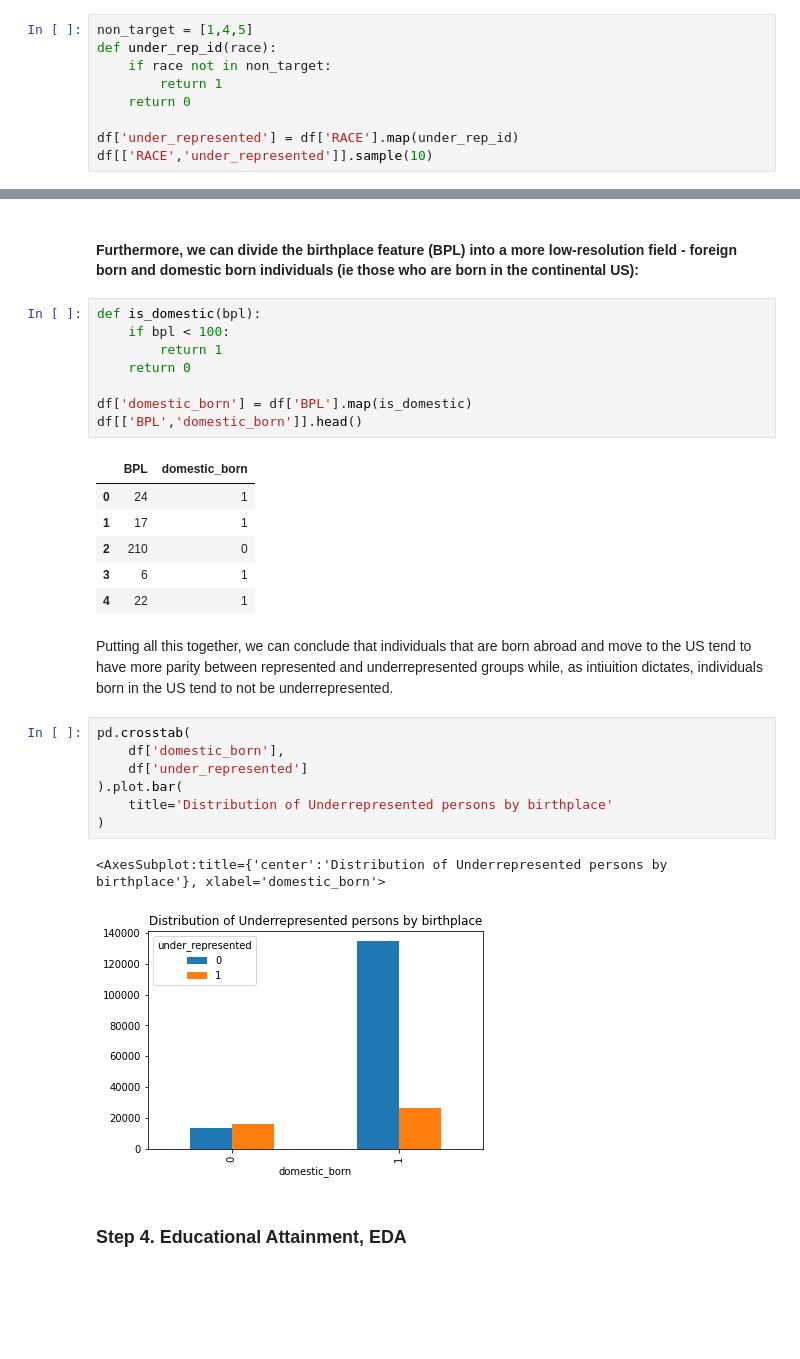
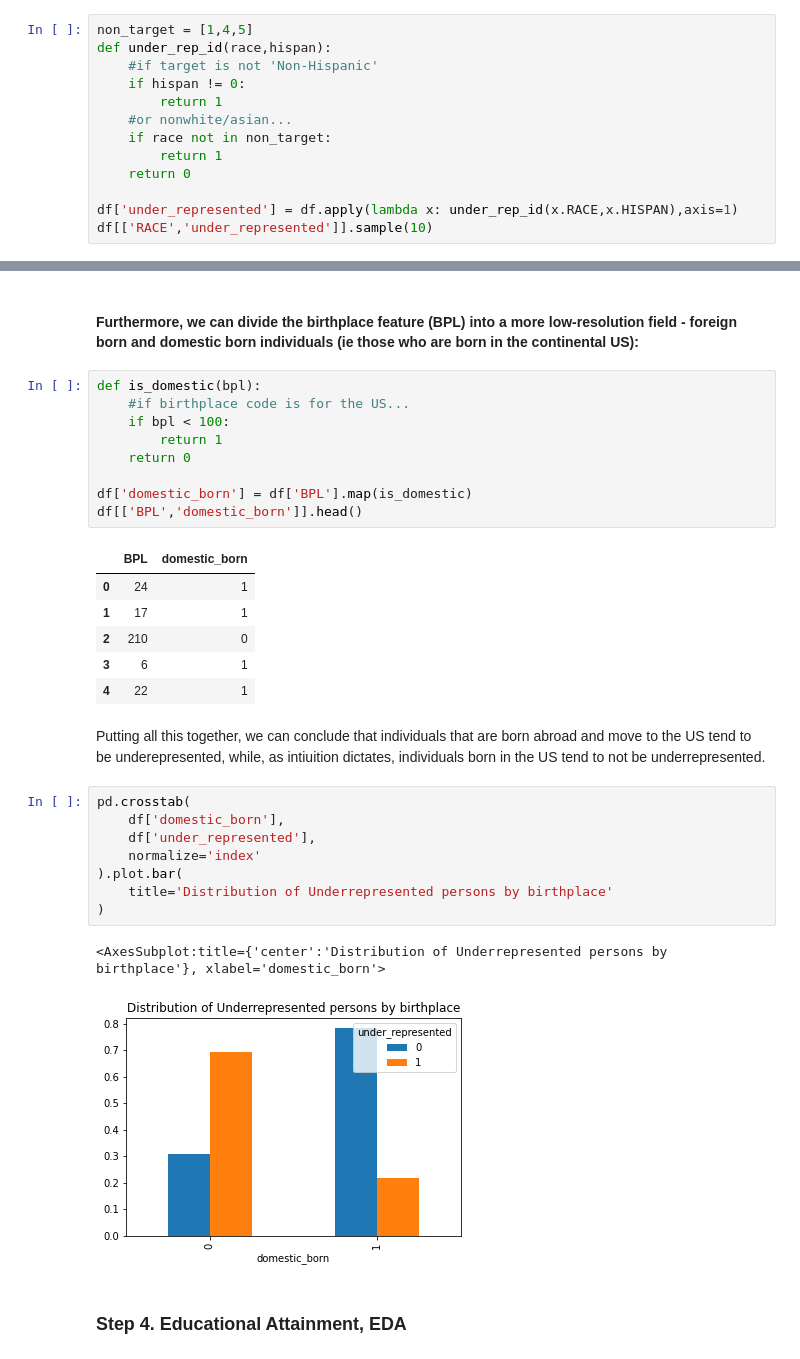
Before and after one commit to kayfilipp/HigherME, a Jupyter notebook: census_data/Untitled.ipynb, the cells around one changed output, grey strips where cells are left out. Saved outputs shown, nothing was run; the diff lists cells and outputs as text; blank space fills up the shorter version.

```diff
--- a/census_data/Untitled.ipynb
+++ b/census_data/Untitled.ipynb
@@ -81,11 +81,15 @@ Based on the definition, however, we are primarily interested in exploring caree
 # %%
 non_target = [1,4,5]
-def under_rep_id(race):
+def under_rep_id(race,hispan):
+    #if target is not 'Non-Hispanic'
+    if hispan != 0:
+        return 1
+    #or nonwhite/asian...
     if race not in non_target:
         return 1
     return 0
 
-df['under_represented'] = df['RACE'].map(under_rep_id)
+df['under_represented'] = df.apply(lambda x: under_rep_id(x.RACE,x.HISPAN),axis=1)
 df[['RACE','under_represented']].sample(10)
 # %% [output]
 |  | RACE | under_represented |
@@ -116,6 +118,7 @@ KeyError: "['HISPAN' 'HISPAND'] not found in axis"
 #### Furthermore, we can divide the birthplace feature (BPL) into a more low-resolution field - foreign born and domestic born individuals (ie those who are born in the continental US):
 # %%
 def is_domestic(bpl):
+    #if birthplace code is for the US...
     if bpl < 100:
         return 1
     return 0
@@ -130,17 +133,18 @@ df[['BPL','domestic_born']].head()
 | 3 | 6 | 1 |
 | 4 | 22 | 1 |
 # %% [markdown]
-Putting all this together, we can conclude that individuals that are born abroad and move to the US tend to have more parity between represented and underrepresented groups while, as intiuition dictates, individuals born in the US tend to not be underrepresented.
+Putting all this together, we can conclude that individuals that are born abroad and move to the US tend to be underepresented, while, as intiuition dictates, individuals born in the US tend to not be underrepresented.
 # %%
 pd.crosstab(
     df['domestic_born'],
-    df['under_represented']
+    df['under_represented'],
+    normalize='index'
 ).plot.bar(
     title='Distribution of Underrepresented persons by birthplace'
 )
 # %% [output]
 <AxesSubplot:title={'center':'Distribution of Underrepresented persons by birthplace'}, xlabel='domestic_born'>
-[figure, old version]
+[figure, new version]
 # %% [markdown]
 ### Step 4. Educational Attainment, EDA
 # %% [markdown]
```
Also changed, not shown: parts of 14 cells of this notebook, 4 other files.
